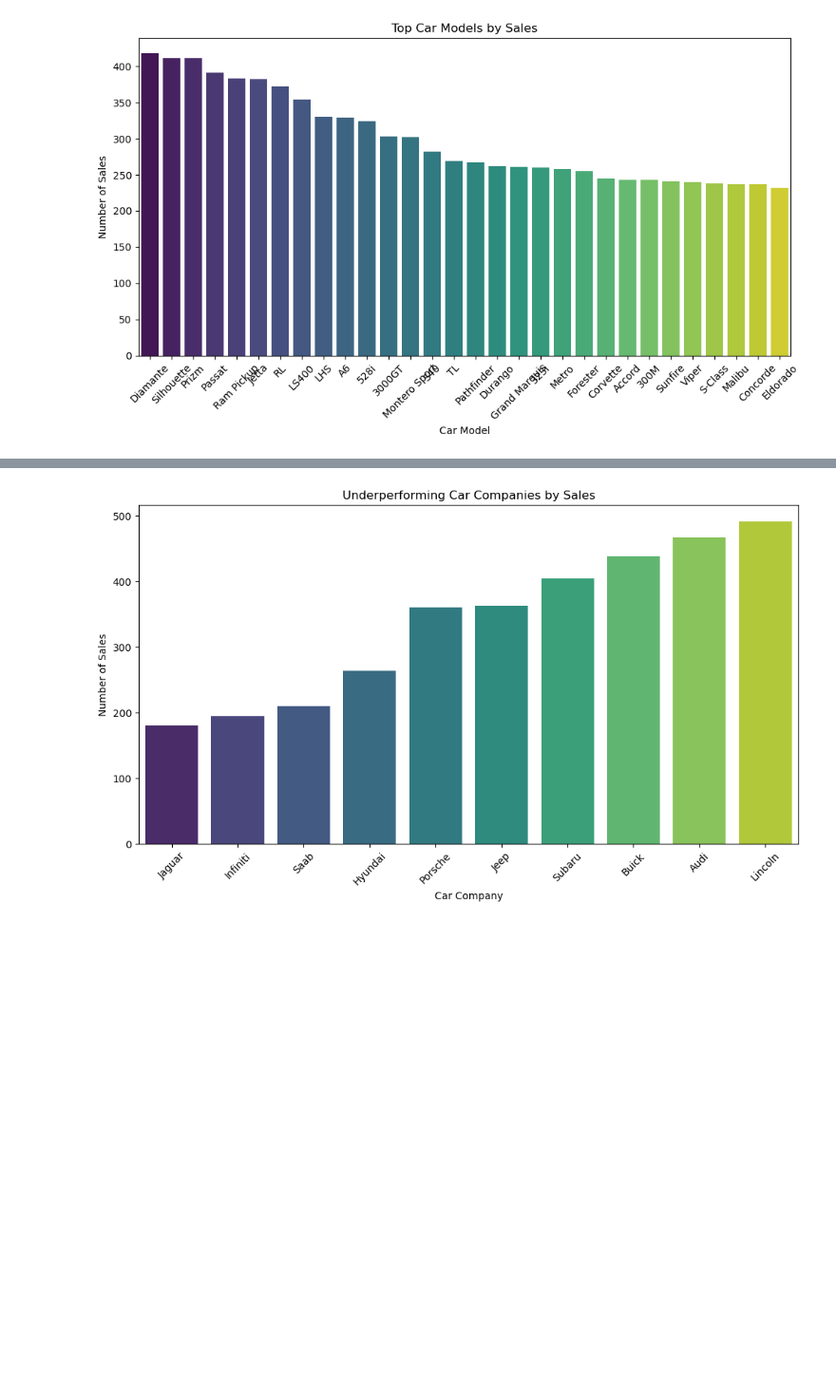
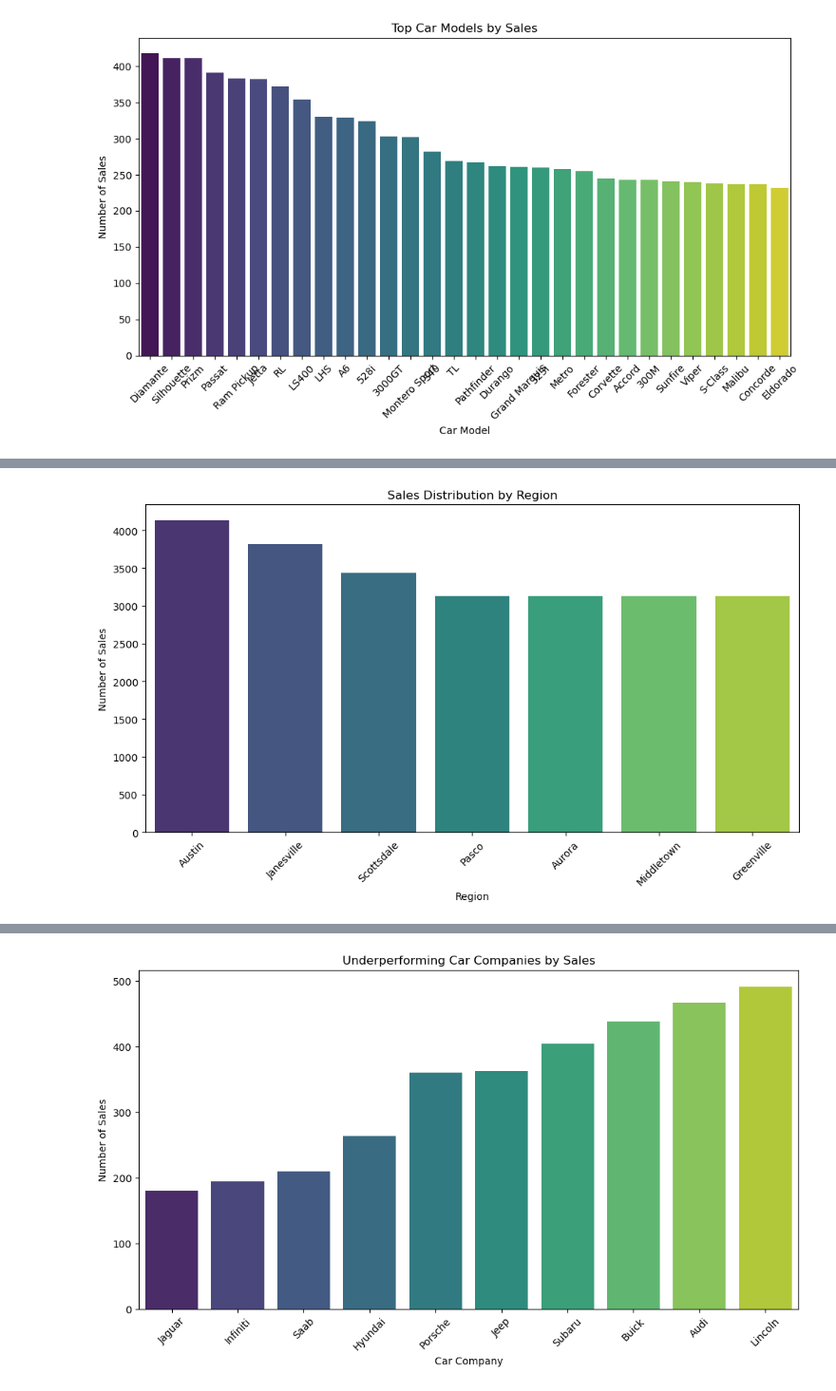
Before and after one commit to vocar12345/DM_PROJECT_, a Jupyter notebook: car_sale_data.ipynb, the cells around one changed output, grey strips where cells are left out. Shown at 95% size. Saved outputs shown, nothing was run; the diff lists cells and outputs as text; code cells hidden in the pictures; blank space fills up the shorter version.

```diff
--- a/car_sale_data.ipynb
+++ b/car_sale_data.ipynb
@@ -100,3 +91,18 @@ NameError: name 'region_sales' is not defined
+# %%
+# Sales distribution by region
+region_sales = df['Dealer_Region'].value_counts()
+
+# Visualization of sales by region
+plt.figure(figsize=(10, 6))
+sns.barplot(x=region_sales.index, y=region_sales.values, palette='viridis')
+plt.title('Sales Distribution by Region')
+plt.xlabel('Region')
+plt.ylabel('Number of Sales')
+plt.xticks(rotation=45)
+plt.tight_layout()
+plt.show()
+# %% [output]
+[figure, added]
 # %%
 #plot best preforming companies
 company_sales = df['Company'].value_counts()
```
Also changed, not shown: parts of 4 cells of this notebook.
